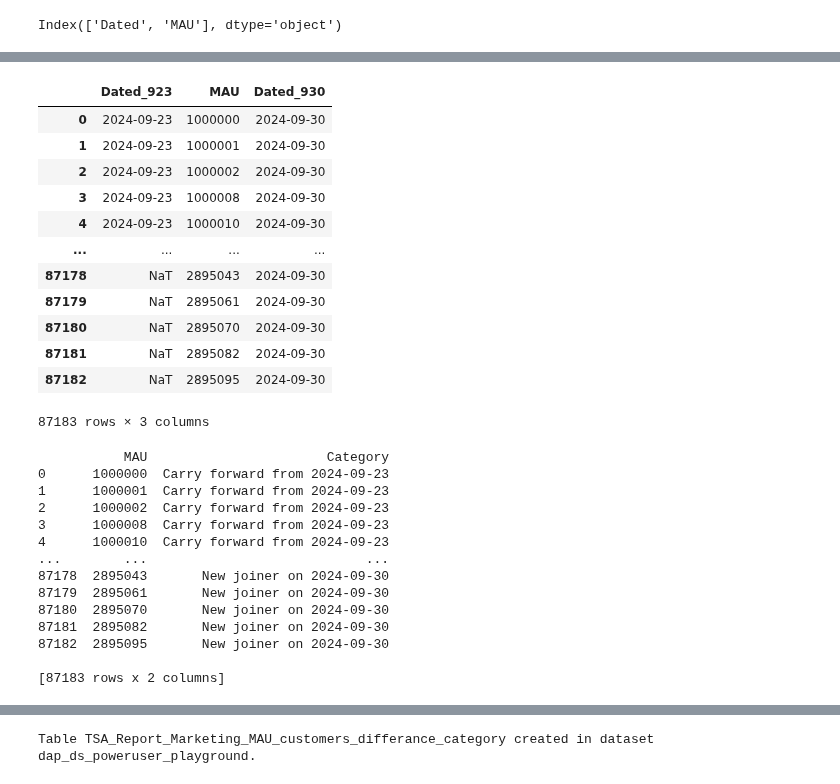
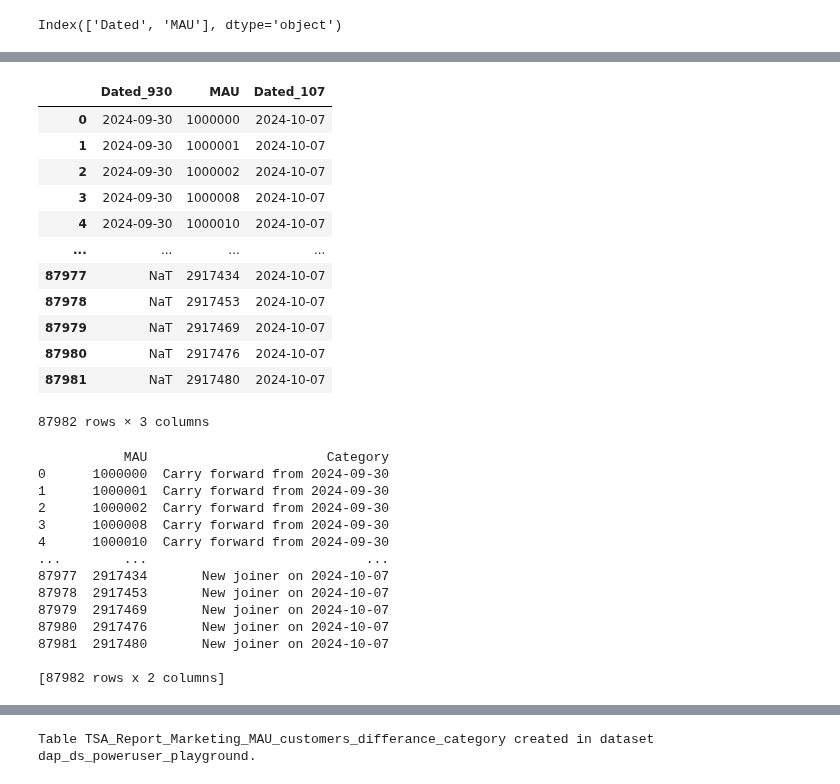
Before and after one commit to dchakroborti-tonik/MAU_MMAU_REPORT, a Jupyter notebook: TSA_REPORT_TEMPLATE_v2.ipynb, the cells around one changed output, grey strips where cells are left out. Drawn from its saved outputs; the diff is of its cells as text; code cells hidden in the pictures.

Commit message:
Updated for week starting 07-10-2024

```diff
--- a/TSA_REPORT_TEMPLATE_v2.ipynb
+++ b/TSA_REPORT_TEMPLATE_v2.ipynb
@@ -35,8 +35,8 @@ def get_week_start_dates(start_date, end_date):
         current_date += relativedelta(weeks=1)
     return week_start_dates
 
-start_date = datetime.date(2024, 9, 30)
-end_date = datetime.date(2024, 10, 6)
+start_date = datetime.date(2024, 10, 7)
+end_date = datetime.date(2024, 10, 13)
 
 week_start_dates = get_week_start_dates(start_date, end_date)
 print(week_start_dates)
@@ -760,5 +761,5 @@ Dated
 Name: count, dtype: int64
 # %%
 # Separate data into two dataframes based on date
-df_923 = df[df['Dated'] == '2024-09-23'].reset_index(drop=True)
 df_930 = df[df['Dated'] == '2024-09-30'].reset_index(drop=True)
+df_107 = df[df['Dated'] == '2024-10-07'].reset_index(drop=True)
@@ -783,30 +784,30 @@ df_930.head()
 # %%
 # Merge to find customers present on both dates
-merged = pd.merge(df_923, df_930, on='MAU', suffixes=('_923', '_930'), how='outer')
+merged = pd.merge(df_930, df_107, on='MAU', suffixes=('_930', '_107'), how='outer')
 merged
 # %% [output]
-|  | Dated_923 | MAU | Dated_930 |
-| 0 | 2024-09-23 | 1000000 | 2024-09-30 |
-| 1 | 2024-09-23 | 1000001 | 2024-09-30 |
-| 2 | 2024-09-23 | 1000002 | 2024-09-30 |
-| 3 | 2024-09-23 | 1000008 | 2024-09-30 |
-| 4 | 2024-09-23 | 1000010 | 2024-09-30 |
+|  | Dated_930 | MAU | Dated_107 |
+| 0 | 2024-09-30 | 1000000 | 2024-10-07 |
+| 1 | 2024-09-30 | 1000001 | 2024-10-07 |
+| 2 | 2024-09-30 | 1000002 | 2024-10-07 |
+| 3 | 2024-09-30 | 1000008 | 2024-10-07 |
+| 4 | 2024-09-30 | 1000010 | 2024-10-07 |
 | ... | ... | ... | ... |
-| 87178 | NaT | 2895043 | 2024-09-30 |
-| 87179 | NaT | 2895061 | 2024-09-30 |
-| 87180 | NaT | 2895070 | 2024-09-30 |
-| 87181 | NaT | 2895082 | 2024-09-30 |
-| 87182 | NaT | 2895095 | 2024-09-30 |
+| 87977 | NaT | 2917434 | 2024-10-07 |
+| 87978 | NaT | 2917453 | 2024-10-07 |
+| 87979 | NaT | 2917469 | 2024-10-07 |
+| 87980 | NaT | 2917476 | 2024-10-07 |
+| 87981 | NaT | 2917480 | 2024-10-07 |
-87183 rows × 3 columns
+87982 rows × 3 columns
 # %%
 # Function to categorize customer presence
 def categorize_presence(row):
-    if pd.isna(row['Dated_930']):
-        return 'Not available on 2024-09-30'
-    elif pd.isna(row['Dated_923']):
-        return 'New joiner on 2024-09-30'
+    if pd.isna(row['Dated_107']):
+        return 'Not available on 2024-10-07'
+    elif pd.isna(row['Dated_930']):
+        return 'New joiner on 2024-10-07'
     else:
-        return 'Carry forward from 2024-09-23'
+        return 'Carry forward from 2024-09-30'
 
 # Apply function to create category column
 merged['Category'] = merged.apply(categorize_presence, axis=1)
@@ -815,19 +816,19 @@ merged['Category'] = merged.apply(categorize_presence, axis=1)
 print(merged[['MAU', 'Category']])
 # %% [output]
            MAU                       Category
-0      1000000  Carry forward from 2024-09-23
-1      1000001  Carry forward from 2024-09-23
-2      1000002  Carry forward from 2024-09-23
-3      1000008  Carry forward from 2024-09-23
-4      1000010  Carry forward from 2024-09-23
+0      1000000  Carry forward from 2024-09-30
+1      1000001  Carry forward from 2024-09-30
+2      1000002  Carry forward from 2024-09-30
+3      1000008  Carry forward from 2024-09-30
+4      1000010  Carry forward from 2024-09-30
 ...        ...                            ...
-87178  2895043       New joiner on 2024-09-30
-87179  2895061       New joiner on 2024-09-30
-87180  2895070       New joiner on 2024-09-30
-87181  2895082       New joiner on 2024-09-30
-87182  2895095       New joiner on 2024-09-30
+87977  2917434       New joiner on 2024-10-07
+87978  2917453       New joiner on 2024-10-07
+87979  2917469       New joiner on 2024-10-07
+87980  2917476       New joiner on 2024-10-07
+87981  2917480       New joiner on 2024-10-07
 
-[87183 rows x 2 columns]
+[87982 rows x 2 columns]
 # %%
 merged['Category'].value_counts(dropna=False)
 # %% [output]
```
Also changed, not shown: parts of 37 cells of this notebook.
